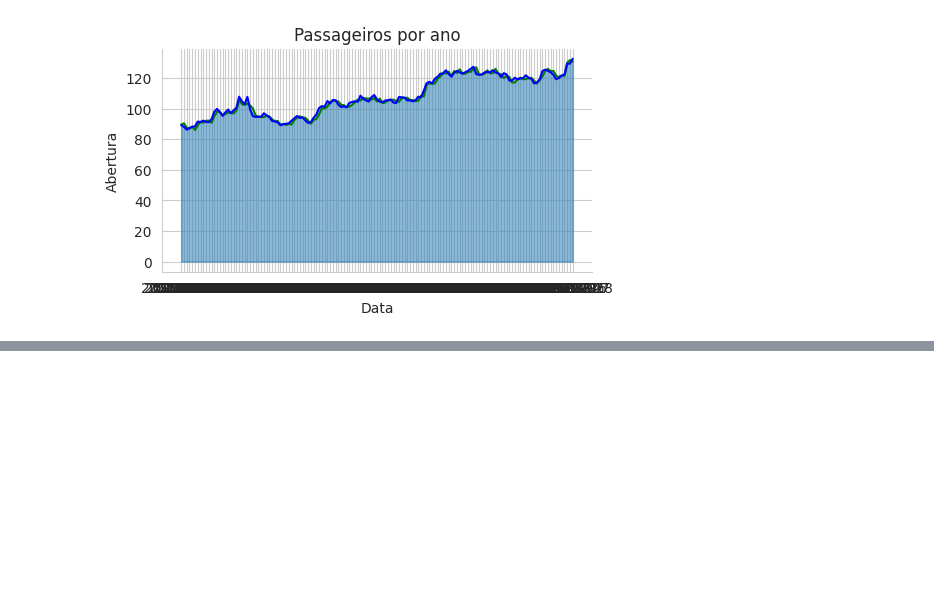
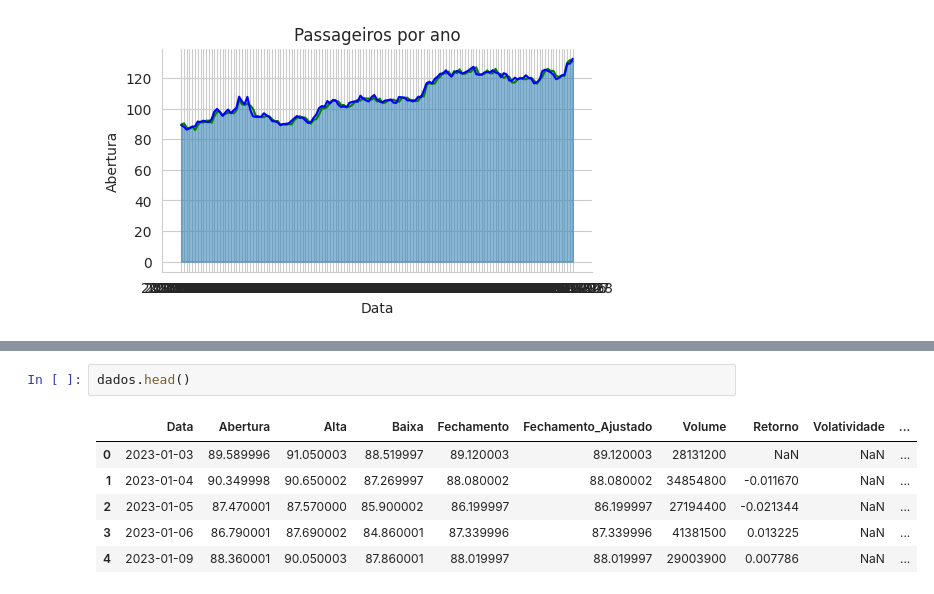
Before and after one commit to micaellimaj/series_temporais, a Jupyter notebook: EstoqueDoGoogle.ipynb, the cells around one changed output, grey strips where cells are left out. Drawn from its saved outputs; the diff is of its cells as text; blank space fills up the shorter version.

```diff
--- a/EstoqueDoGoogle.ipynb
+++ b/EstoqueDoGoogle.ipynb
@@ -234,0 +228,9 @@ with sns.axes_style('whitegrid'):
+# %%
+dados.head()
+# %% [output]
+|  | Data | Abertura | Alta | Baixa | Fechamento | Fechamento_Ajustado | Volume | Retorno | Volatividade | ... |
+| 0 | 2023-01-03 | 89.589996 | 91.050003 | 88.519997 | 89.120003 | 89.120003 | 28131200 | NaN | NaN | ... |
+| 1 | 2023-01-04 | 90.349998 | 90.650002 | 87.269997 | 88.080002 | 88.080002 | 34854800 | -0.011670 | NaN | ... |
+| 2 | 2023-01-05 | 87.470001 | 87.570000 | 85.900002 | 86.199997 | 86.199997 | 27194400 | -0.021344 | NaN | ... |
+| 3 | 2023-01-06 | 86.790001 | 87.690002 | 84.860001 | 87.339996 | 87.339996 | 41381500 | 0.013225 | NaN | ... |
+| 4 | 2023-01-09 | 88.360001 | 90.050003 | 87.860001 | 88.019997 | 88.019997 | 29003900 | 0.007786 | NaN | ... |
```
Also changed, not shown: parts of 15 cells of this notebook.
